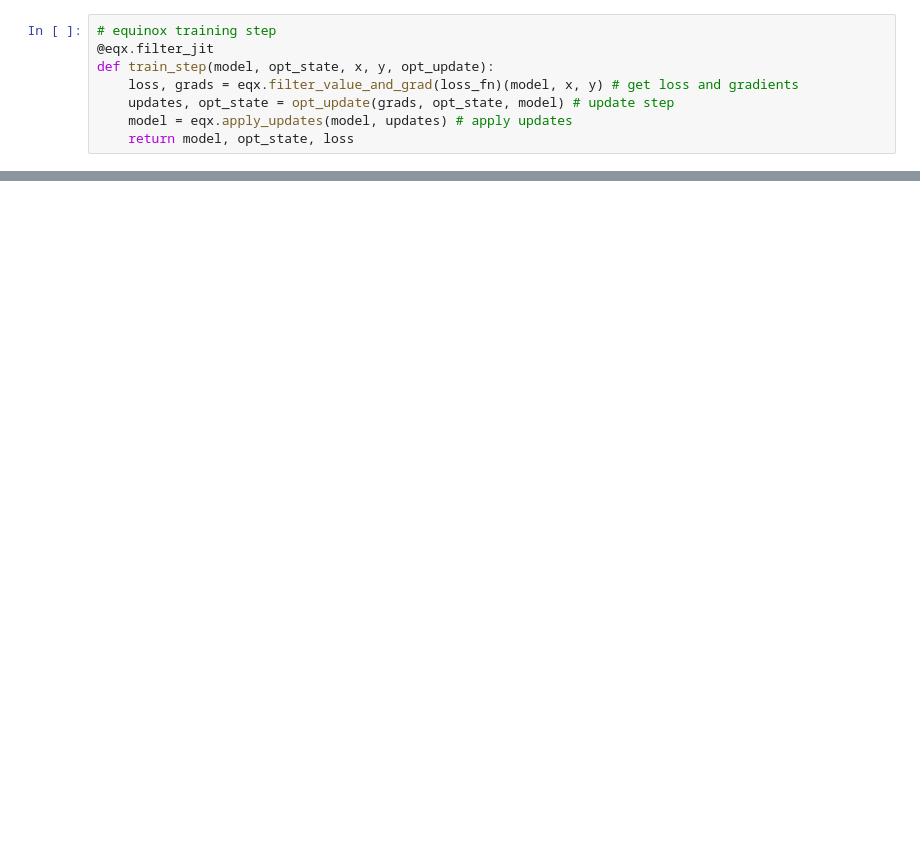
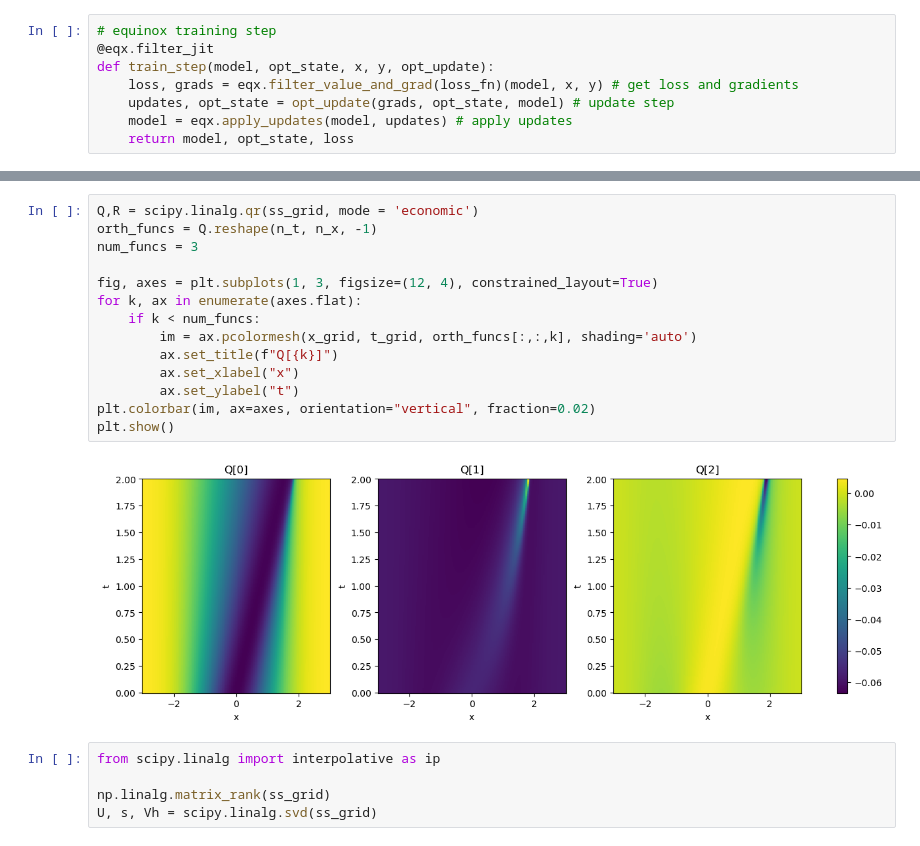
Before and after one commit to outlawhayden/deep-operator-networks, a Jupyter notebook: notebooks/2_step_burgers_deeponet.ipynb, the cells around one changed output, grey strips where cells are left out. Drawn from its saved outputs; the diff is of its cells as text; blank space fills up the shorter version.

```diff
--- a/notebooks/2_step_burgers_deeponet.ipynb
+++ b/notebooks/2_step_burgers_deeponet.ipynb
@@ -179,0 +225,21 @@ R: (40, 295)
+# %%
+Q,R = scipy.linalg.qr(ss_grid, mode = 'economic')
+orth_funcs = Q.reshape(n_t, n_x, -1)
+num_funcs = 3
+
+fig, axes = plt.subplots(1, 3, figsize=(12, 4), constrained_layout=True)
+for k, ax in enumerate(axes.flat):
+    if k < num_funcs:
+        im = ax.pcolormesh(x_grid, t_grid, orth_funcs[:,:,k], shading='auto')
+        ax.set_title(f"Q[{k}]")
+        ax.set_xlabel("x")
+        ax.set_ylabel("t")
+plt.colorbar(im, ax=axes, orientation="vertical", fraction=0.02)
+plt.show()
+# %% [output]
+[figure, added]
+# %%
+from scipy.linalg import interpolative as ip
+
+np.linalg.matrix_rank(ss_grid)
+U, s, Vh = scipy.linalg.svd(ss_grid)
```
Also changed, not shown: parts of 26 cells of this notebook, 5 other files.
